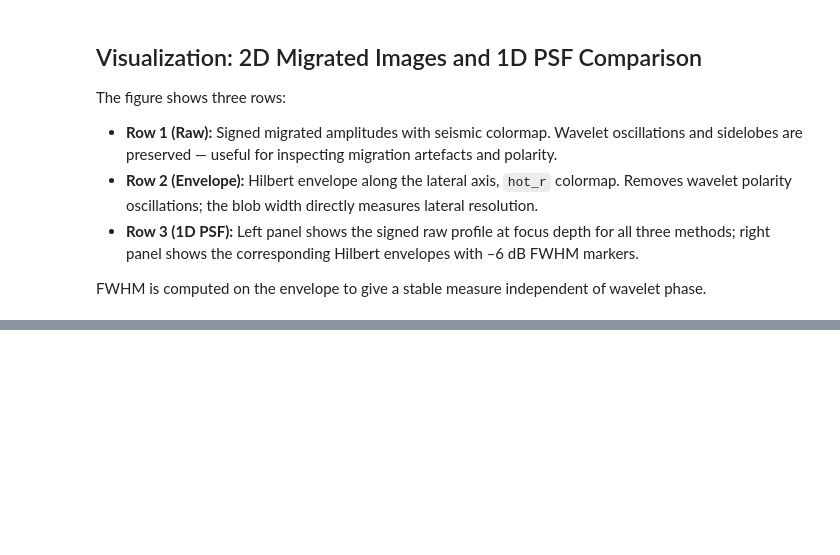
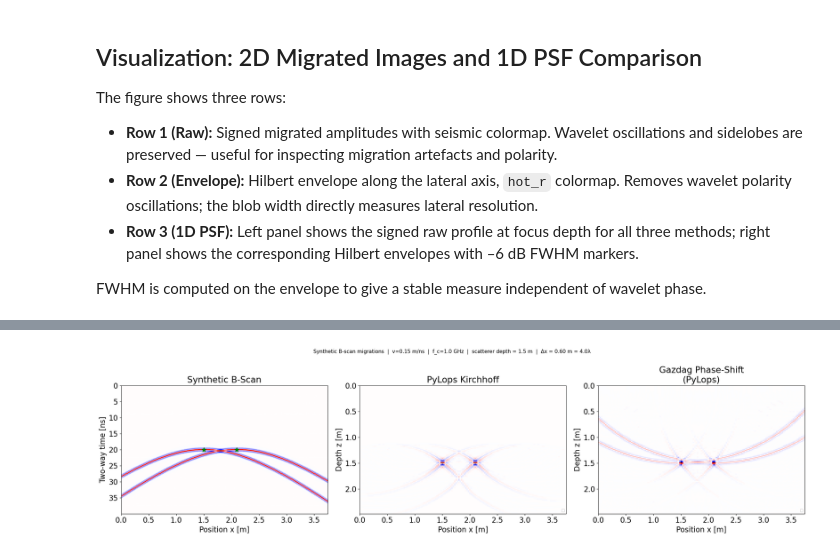
Before and after one commit to ConnervanK/Thesiss, a Jupyter notebook: TimeLapse_Notebooks/B_Scan_Migration_Playground.ipynb, the cells around one changed output, grey strips where cells are left out. Drawn from its saved outputs; the diff is of its cells as text; code cells hidden in the pictures; blank space fills up the shorter version.

```diff
--- a/TimeLapse_Notebooks/B_Scan_Migration_Playground.ipynb
+++ b/TimeLapse_Notebooks/B_Scan_Migration_Playground.ipynb
@@ -674,0 +1120,37 @@ Rayleigh limit    : 56.3 mm  (lambda/2)
+# %%
+fig, axs = plt.subplots(1, 3, figsize=(22, 6))
+
+# Panel 0: raw B-scan
+vmax_d = np.max(np.abs(data_synth)) * 0.8
+axs[0].imshow(data_synth, aspect='auto',
+              extent=[x_syn[0], x_syn[-1], t_syn[-1], t_syn[0]],
+              cmap='seismic', vmin=-vmax_d, vmax=vmax_d, origin='upper')
+axs[0].set_title('Synthetic B-Scan')
+axs[0].set_xlabel('Position x [m]')
+axs[0].set_ylabel('Two-way time [ns]')
+for px, pz in scatterers:
+    axs[0].plot(px, 2 * pz / v_syn, 'g*', markersize=10)
+
+# Panels 1-3: migrated images
+for ax, img, title in zip(axs[1:], [img_syn_pylops, img_syn_ps],
+                          ['PyLops Kirchhoff', 'Gazdag Phase-Shift\n(PyLops)']):
+    vmax_m = np.max(np.abs(img)) * 0.8
+    ax.imshow(img, aspect='auto',
+              extent=[x_syn[0], x_syn[-1], z_syn[-1], z_syn[0]],
+              cmap='seismic', vmin=-vmax_m, vmax=vmax_m, origin='upper')
+    ax.set_title(title)
+    ax.set_xlabel('Position x [m]')
+    ax.set_ylabel('Depth z [m]')
+    # for px, pz in scatterers:
+    #     ax.plot(px, pz, 'g*', markersize=10, label='True position' if px == scatterers[0][0] else '')
+    ax.legend(fontsize=8, loc='lower right')
+
+plt.suptitle(
+    f'Synthetic B-scan migrations  |  v={v_syn} m/ns  |  f_c={fc} GHz'
+    f'  |  scatterer depth = {scatterers[0][1]} m  |  Δx = {distance:.2f} m = {distance/wavelength:.1f}λ',
+    fontsize=11
+)
+plt.tight_layout()
+plt.show()
+# %% [output]
+[figure, added]
```
Also changed, not shown: parts of 13 cells of this notebook, 4 other files.
